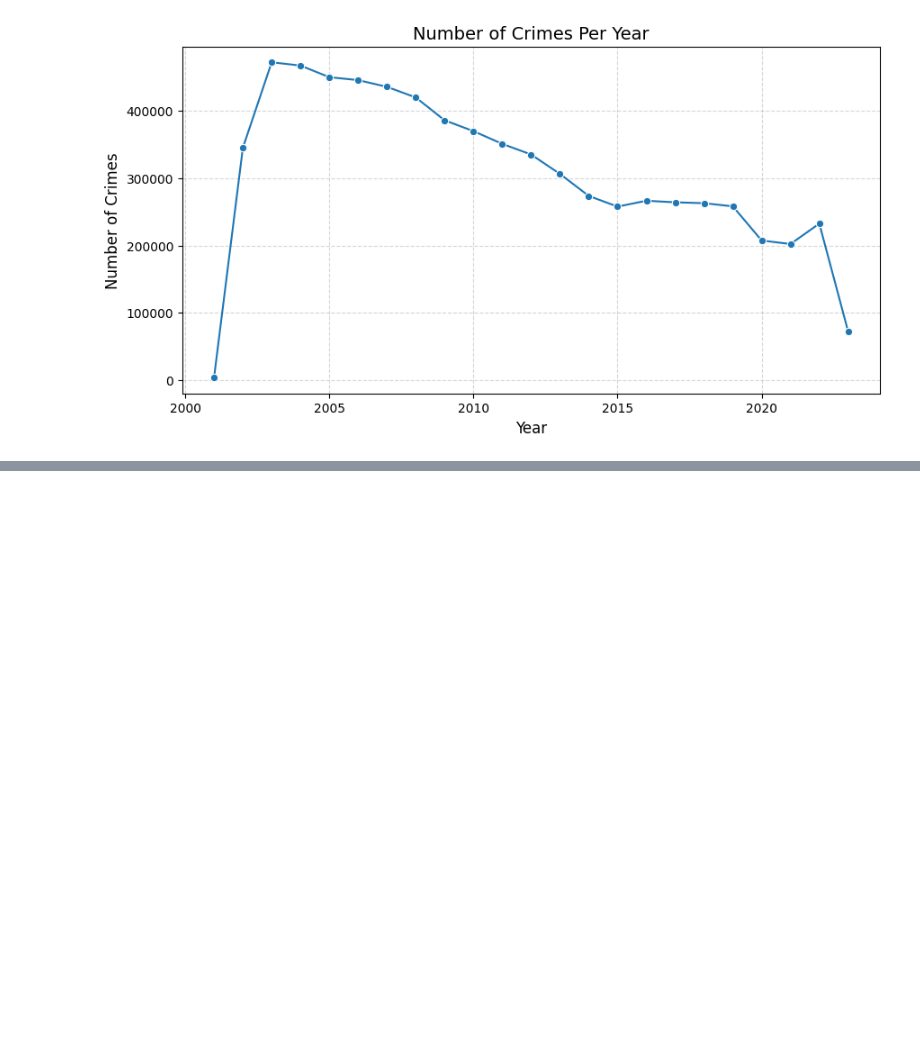
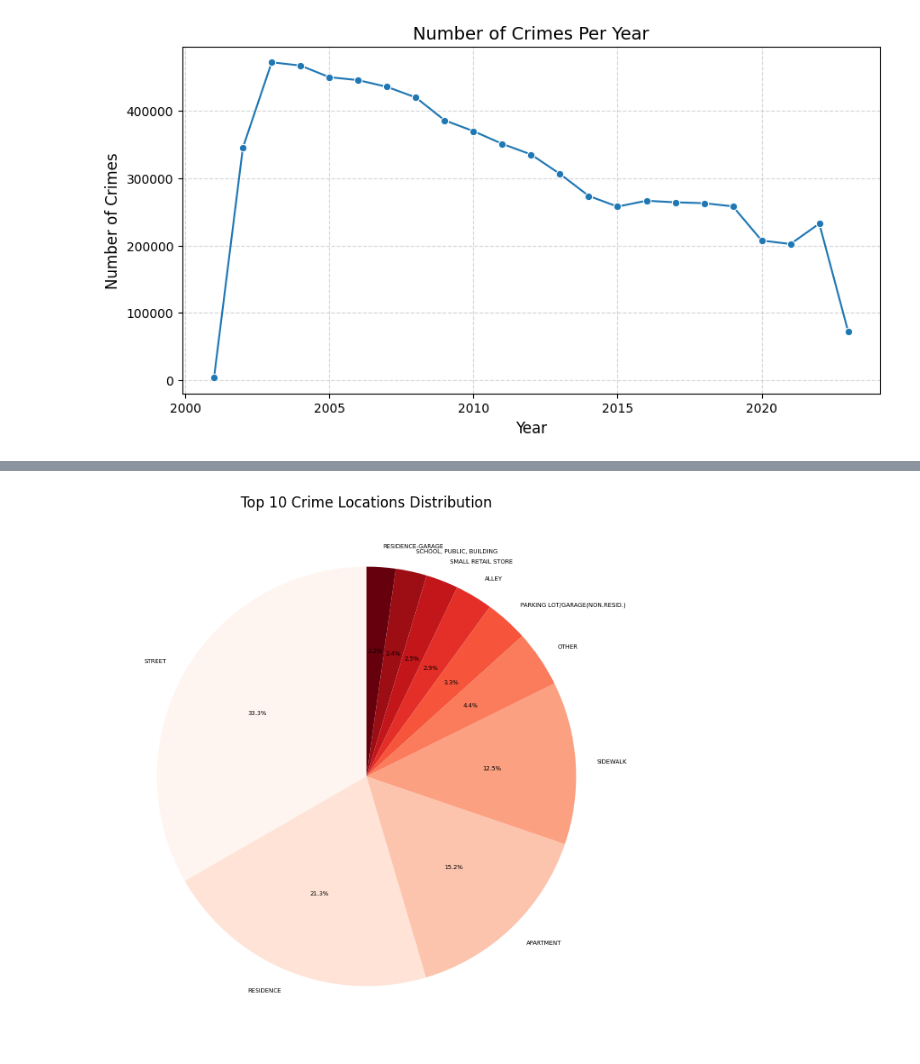
Before and after one commit to M-Hamza-Rao/Time-Base-Chicago-Crime-Rate-Predictive-Analysis, a Jupyter notebook: Crime_Rate_Analysis.ipynb, the cells around one changed output, grey strips where cells are left out. Drawn from its saved outputs; the diff is of its cells as text; code cells hidden in the pictures; blank space fills up the shorter version.

```diff
--- a/Crime_Rate_Analysis.ipynb
+++ b/Crime_Rate_Analysis.ipynb
@@ -223,0 +278,16 @@ print("hello")
+# %%
+plt.figure(figsize=(8, 8))
+
+top_locations.plot(
+    kind="pie",
+    autopct="%1.1f%%",
+    cmap="Reds",
+    startangle=90,
+    textprops={'fontsize': 5}  # Adjust font size for labels
+)
+
+plt.title("Top 10 Crime Locations Distribution", fontsize=12)  # Adjust title font size
+plt.ylabel("")  # Remove default ylabel
+plt.show()
+# %% [output]
+[figure, added]
```
Also changed, not shown: parts of 9 cells of this notebook.
